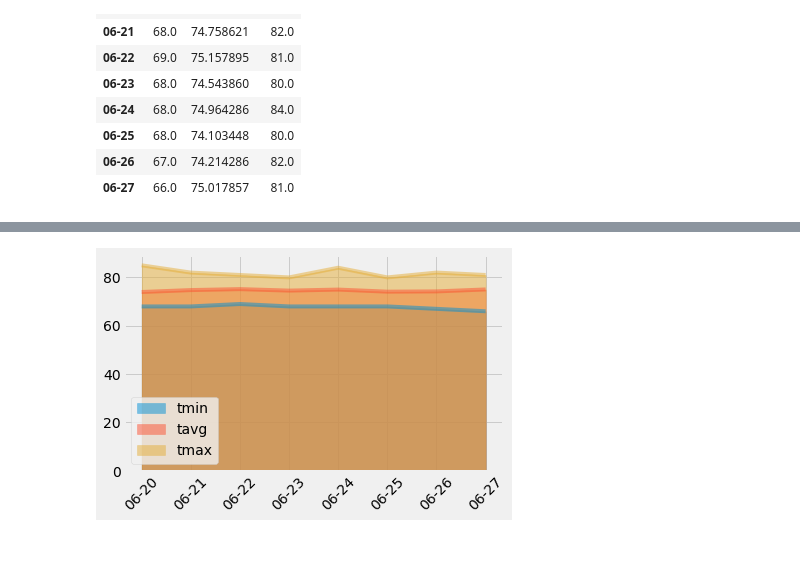
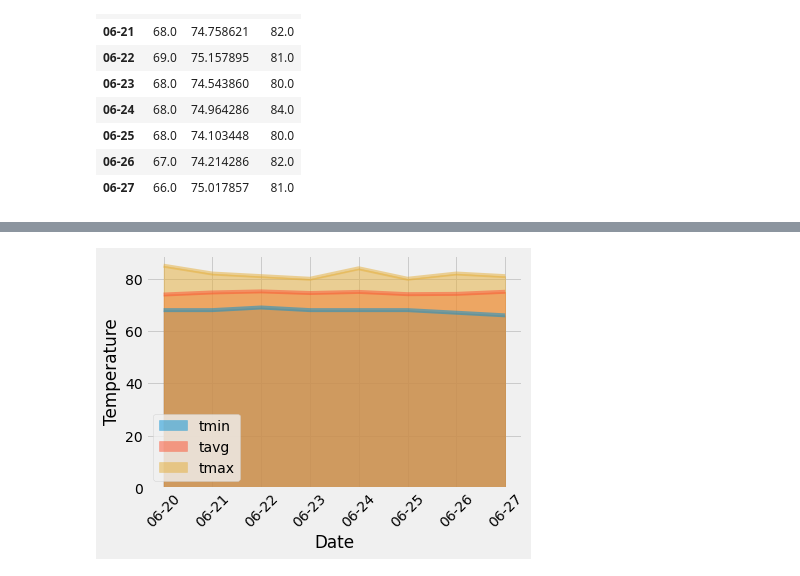
Before and after one commit to lmfao415/sqlalchemy-challenge, a Jupyter notebook: climate_starter.ipynb, the cells around one changed output, grey strips where cells are left out. Cells and saved outputs as stored; diff of their text form; code cells hidden in the pictures; blank space fills up the shorter version.

```diff
--- a/climate_starter.ipynb
+++ b/climate_starter.ipynb
@@ -248,6 +149,2 @@ session.query(station.id).count()
 # %% [output]
 [(9)]
-# %%
-yeet = session.query(station).all()
-for x in yeet:
-    print(x.station)
@@ -264,4 +150,0 @@ USC00516128
-# %%
-yeet2 = session.query(station.station).all()
-for x in yeet2:
-    print(x)
@@ -492,12 +327,23 @@ daily_normals("01-01")
 # %% [output]
 [(62.0, 69.15384615384616, 77.0)]
 # %%
+# calculate the daily normals for your trip
+# push each tuple of calculations into a list called `normals`
+
+# Set the start and end date of the trip
+
+# Use the start and end date to create a range of dates
+
+# Stip off the year and save a list of %m-%d strings
+
+# Loop through the list of %m-%d strings and calculate the normals for each date
+
 d1 = dt.date(2012,6,20)
 d2 = dt.date(2012,6,27)
 
 # this will give you a list containing all of the dates
-dd = [d1 + dt.timedelta(days=x) for x in range((d2-d1).days + 1)]
-dd
+date_range = [d1 + dt.timedelta(days=x) for x in range((d2-d1).days + 1)]
+date_range
 # %% [output]
 [datetime.date(2012, 6, 20),
  datetime.date(2012, 6, 21),
@@ -518,6 +356,6 @@ dd
 # %%
 my_dates = []
-for x in dd:
+for x in date_range:
     my_dates.append(x.strftime('%m-%d'))
 my_dates
 # %% [output]
@@ -585,6 +391,8 @@ norms_df
 # %%
+# Plot the daily normals as an area plot with `stacked=False`
 norms_df.plot.area(stacked=False, rot=45)
-plt.tight_layout()
+plt.ylabel('Temperature')
+plt.xlabel('Date')
 plt.show()
 # %% [output]
-[figure, old version]
+[figure, new version]
```
Also changed, not shown: parts of 43 cells of this notebook, 1 other file.
